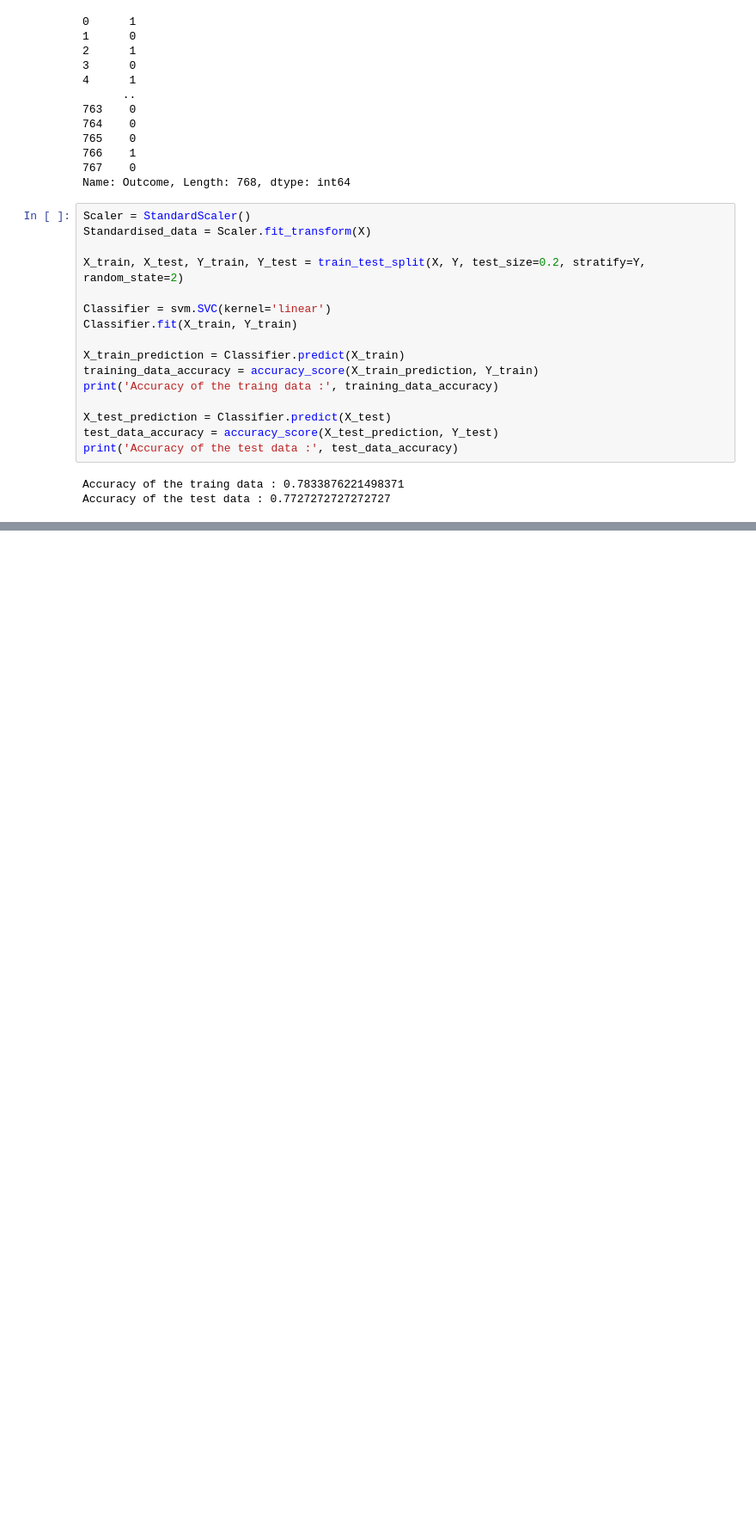
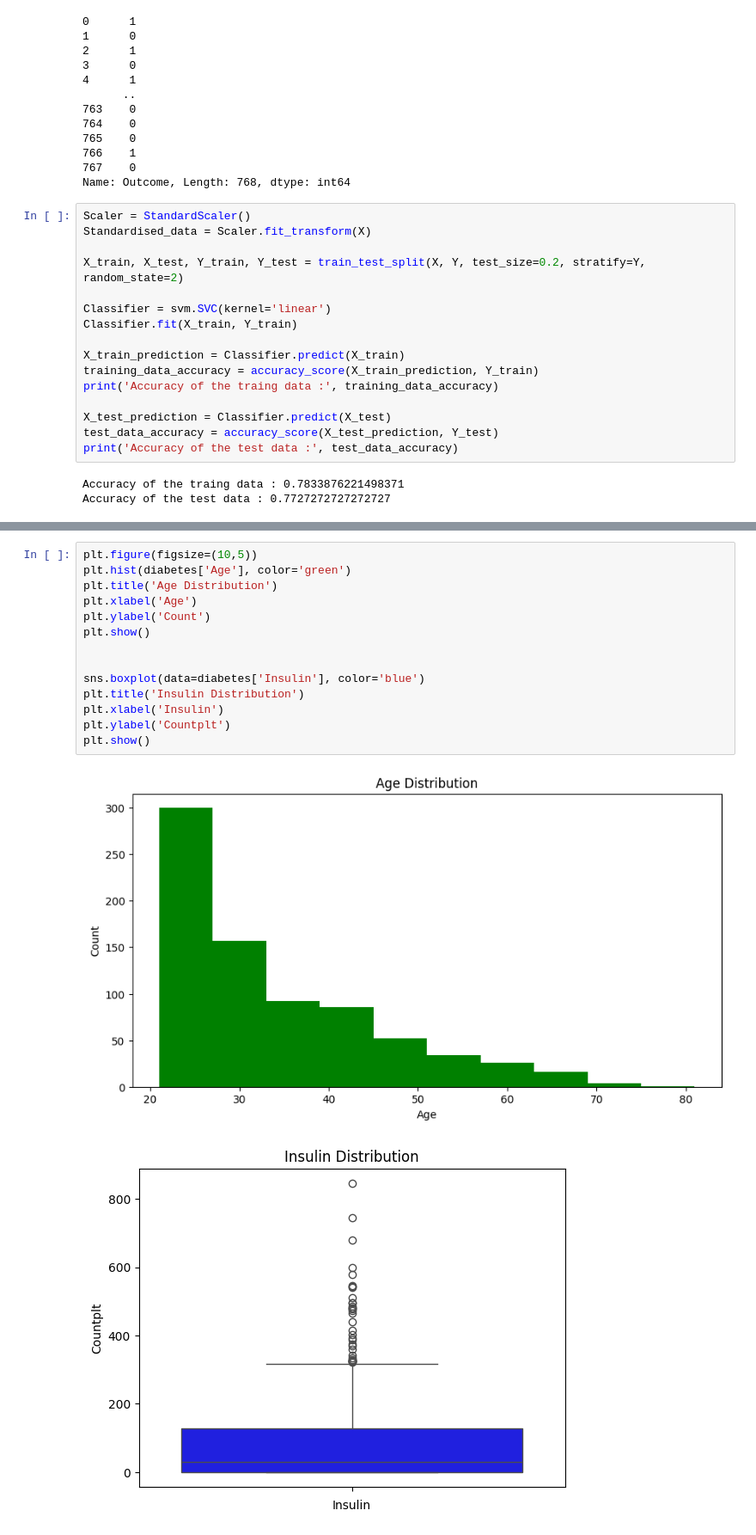
Before and after one commit to Neuro-Algorithm/diabetes-prediction, a Jupyter notebook: Diabetes_Prediction_Using_Machine_Learning_.ipynb, the cells around one changed output, grey strips where cells are left out. Shown at 86% size. Cells and saved outputs as stored; diff of their text form; blank space fills up the shorter version.

```diff
--- a/Diabetes_Prediction_Using_Machine_Learning_.ipynb
+++ b/Diabetes_Prediction_Using_Machine_Learning_.ipynb
@@ -131,0 +140,17 @@ import pickle
+# %%
+plt.figure(figsize=(10,5))
+plt.hist(diabetes['Age'], color='green')
+plt.title('Age Distribution')
+plt.xlabel('Age')
+plt.ylabel('Count')
+plt.show()
+
+
+sns.boxplot(data=diabetes['Insulin'], color='blue')
+plt.title('Insulin Distribution')
+plt.xlabel('Insulin')
+plt.ylabel('Countplt')
+plt.show()
+# %% [output]
+[figure, added]
+[figure, added]
```
Also changed, not shown: parts of 6 cells of this notebook.
